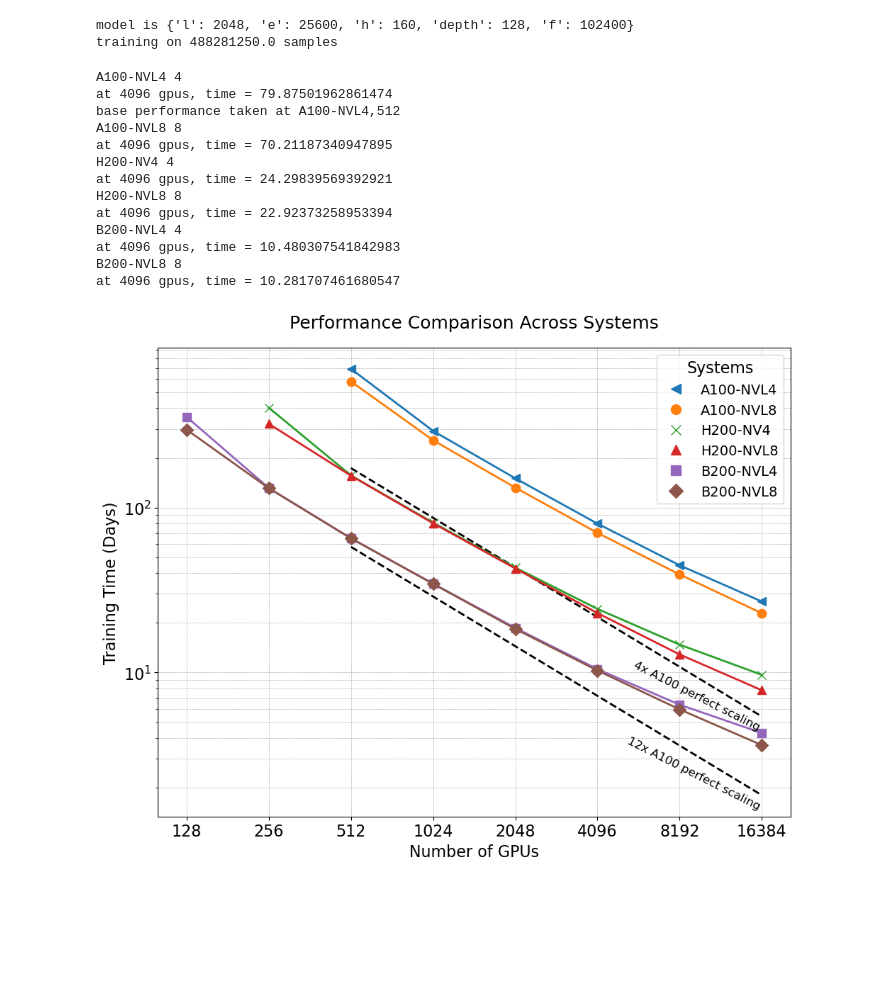
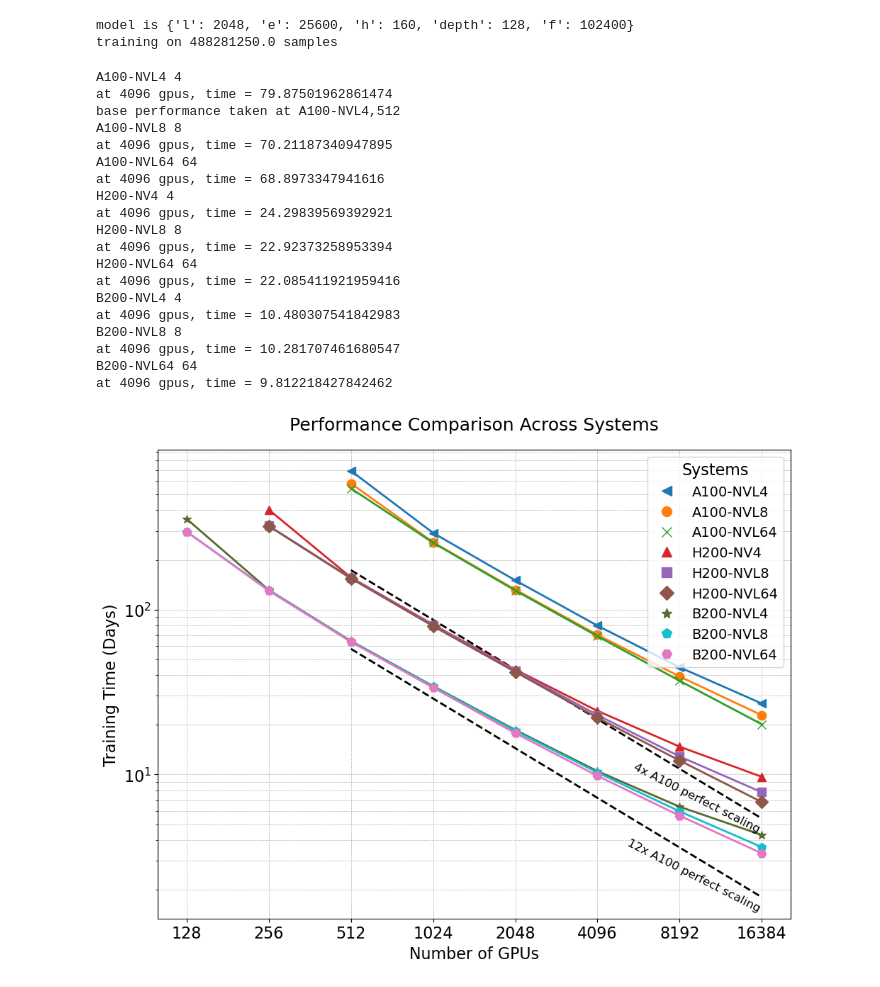
Before and after one commit to ShashankSubramanian/transformer-perf-estimates, a Jupyter notebook: plots.ipynb, the cells around one changed output. Drawn from its saved outputs; the diff is of its cells as text; code cells hidden in the pictures; blank space fills up the shorter version.

```diff
--- a/plots.ipynb
+++ b/plots.ipynb
@@ -39,13 +39,13 @@ global_batch_size = 4096
 model is {'l': 2048, 'e': 25600, 'h': 160, 'depth': 128, 'f': 102400}
 training on 488281250.0 samples
 # %%
-systems = ['A100-NVL4', 'A100-NVL8', 'H200-NV4', 'H200-NVL8', 'B200-NVL4', 'B200-NVL8']
-config_names = ['A100', 'A100', 'H200', 'H200', 'B200', 'B200']
-nvlink_sizes = [4, 8, 4, 8, 4, 8]
+systems = ['A100-NVL4', 'A100-NVL8', 'A100-NVL64', 'H200-NV4', 'H200-NVL8', 'H200-NVL64', 'B200-NVL4', 'B200-NVL8', 'B200-NVL64']
+config_names = ['A100', 'A100', 'A100', 'H200', 'H200', 'H200', 'B200', 'B200', 'B200']
+nvlink_sizes = [4, 8, 64, 4, 8, 64, 4, 8, 64]
 # %%
 #### TRAINING TIME vs #GPUS ######
-styles = ['<', 'o', 'x', '^', 's', 'D', '*', 'p']
-st_colors = ['#1f77b4', '#ff7f0e', '#2ca02c', '#d62728', '#9467bd', '#8c564b', '#556b2f', '#17becf']
+styles = ['<', 'o', 'x', '^', 's', 'D', '*', 'p', 'H', 'v', 'P']
+st_colors = ['#1f77b4', '#ff7f0e', '#2ca02c', '#d62728', '#9467bd', '#8c564b', '#556b2f', '#17becf', '#e377c2', '#7f7f7f', '#bcbd22']
 
 # Create figure and axis
 fig, axs = plt.subplots(1, 1, figsize=(10, 8), tight_layout=True)
@@ -99,33 +99,39 @@ for st, sys_str in enumerate(systems):
         # axs.set_ylim([5,5000])
         nvc += 1
     sys_str_handles.append(Line2D([0], [0], marker=styles[st], color=st_colors[st], label=sys_str, linestyle='None', markersize=10))
 
 # Add legends
 # nv_legend = axs.legend(handles=nv_handles, title="NVLink Size", fontsize=14, loc='upper left', title_fontsize=16)
 # perfect_scaling_handle = Line2D([0], [0], linestyle='--', color='k', linewidth=2, label='Perfect scaling')
 sys_str_legend = axs.legend(handles=sys_str_handles, title="Systems", fontsize=14, loc='upper right', title_fontsize=16)
 # axs.add_artist(nv_legend)
 
 # Additional aesthetics
 axs.grid(True, which='both', linestyle='--', linewidth=0.5)
 axs.set_title('Performance Comparison Across Systems', fontsize=18, pad=20)
 
 fig.tight_layout()
 plt.savefig('outputs/exec_1d_{}.png'.format(model_str), dpi=400)
 # %% [output]
 A100-NVL4 4
 at 4096 gpus, time = 79.87501962861474
 base performance taken at A100-NVL4,512
 A100-NVL8 8
 at 4096 gpus, time = 70.21187340947895
+A100-NVL64 64
+at 4096 gpus, time = 68.8973347941616
 H200-NV4 4
 at 4096 gpus, time = 24.29839569392921
 H200-NVL8 8
 at 4096 gpus, time = 22.92373258953394
+H200-NVL64 64
+at 4096 gpus, time = 22.085411921959416
 B200-NVL4 4
 at 4096 gpus, time = 10.480307541842983
 B200-NVL8 8
 at 4096 gpus, time = 10.281707461680547
+B200-NVL64 64
+at 4096 gpus, time = 9.812218427842462
-[figure, old version]
+[figure, new version]
 # %%
 ### PERFORMANCE PER GPU vs #GPUS ####
```
Also changed, not shown: parts of 2 cells of this notebook, 4 other files.
